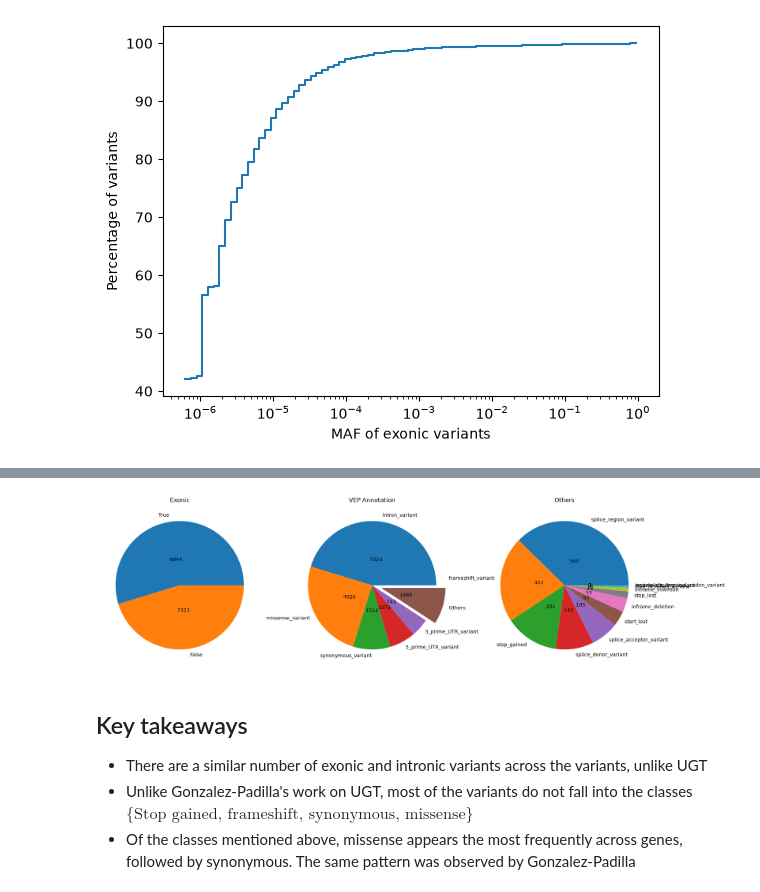
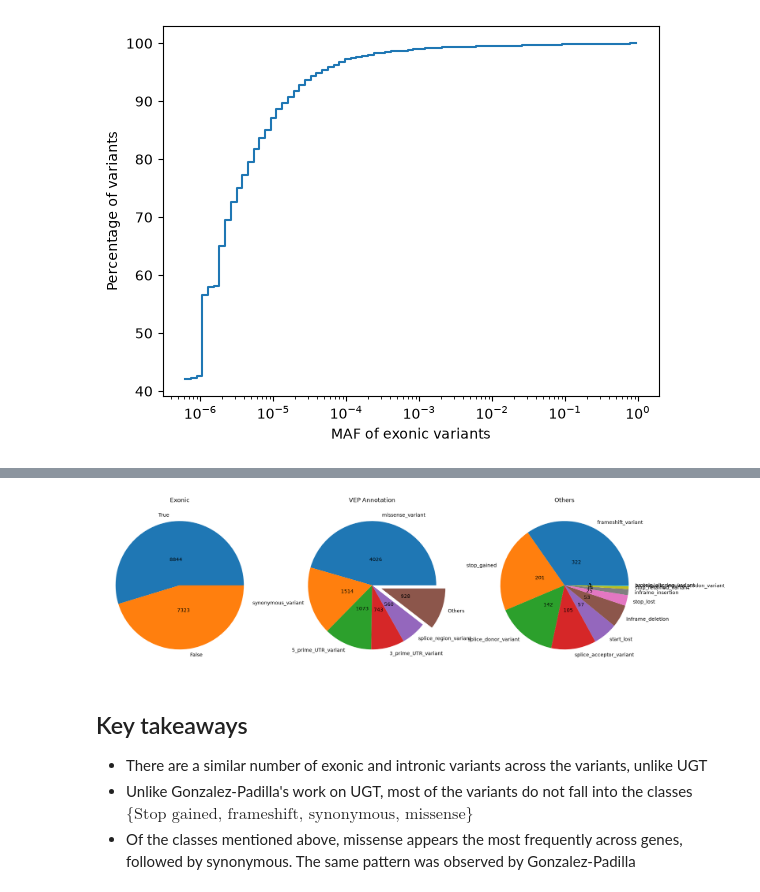
Before and after one commit to otodreas/GST-KI, a Jupyter notebook: main.ipynb, the cells around one changed output, grey strips where cells are left out. Cells and saved outputs as stored; diff of their text form; code cells hidden in the pictures.

Commit message:
drop intronic vars from right 2 pie plots

```diff
--- a/main.ipynb
+++ b/main.ipynb
@@ -239,35 +239,41 @@ pie = ax[0].pie(
     labels=df_pie_1.get_column("Exonic"),
 )
 ax[0].pie_label(pie, "{absval:d}", distance=0.4)
 ax[0].set_title("Exonic")
 
 
-df_pie_2 = df_pie.group_by("VEP Annotation").len().sort("len", descending=True)
+df_pie_2 = (
+    df_pie
+    .filter(pl.col("Exonic"))
+    .group_by("VEP Annotation")
+    .len()
+    .sort("len", descending=True)
+)
 top = df_pie_2.head(N_TOP)
 rest = df_pie_2.slice(N_TOP)
 
 labels_2 = top.get_column("VEP Annotation").to_list() + ["Others"]
 sizes_2 = top.get_column("len").to_list() + [rest.get_column("len").sum()]
 
 pie2 = ax[1].pie(
     sizes_2,
     labels=labels_2,
     explode=[0] * N_TOP + [0.15],
 )
 ax[1].pie_label(pie2, "{absval:d}", distance=0.4)
 ax[1].set_title("VEP Annotation")
 
 
 pie3 = ax[2].pie(
     rest.get_column("len"),
     labels=rest.get_column("VEP Annotation"),
 )
 ax[2].pie_label(pie3, "{absval:d}", distance=0.4)
 ax[2].set_title("Others")
 
 plt.show()
 # %% [output]
-[figure, old version]
+[figure, new version]
 # %% [markdown]
 ## Key takeaways
 
```
